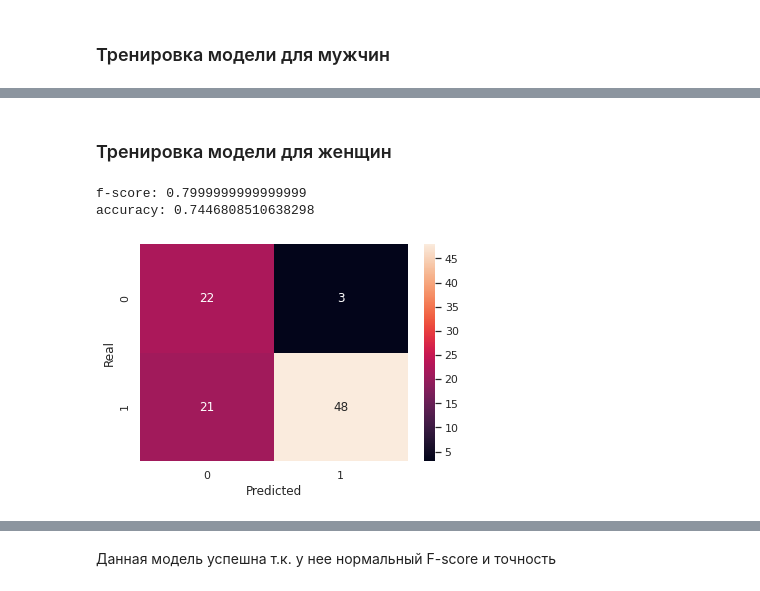
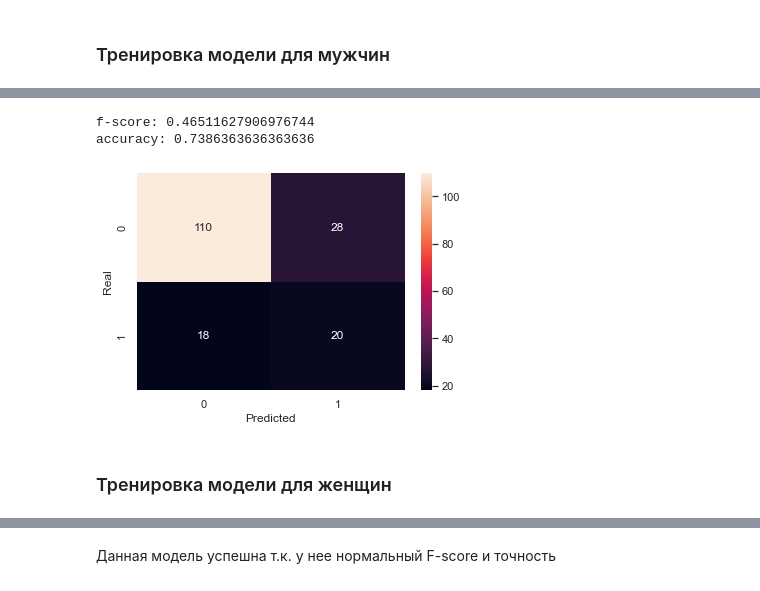
Before and after one commit to VsevolodKozlov-git/kaggle-titanic-competition, a Jupyter notebook: second_try.ipynb, the cells around one changed output, grey strips where cells are left out. Cells and saved outputs as stored; diff of their text form; code cells hidden in the pictures.

```diff
--- a/second_try.ipynb
+++ b/second_try.ipynb
@@ -413,14 +395,29 @@ df_women
+# %%
+def return_gender_df(df, gender):
+    one_gender_df = df[df['Sex'] == gender]
+    return one_gender_df.drop(labels=['Sex'], axis=1).reset_index(drop=True)
+# %%
+df_train, df_test =  reset_index(train_test_split(df_model, train_size=0.7))
+
+gender = 0
+female_train = return_gender_df(df_train, gender)
+female_test = return_gender_df(df_test, gender)
+
+
+gender = 1
+male_train = return_gender_df(df_train, gender)
+male_test = return_gender_df(df_test, gender)
 # %% [markdown]
 ### Параметры модели
 # %%
-grid_model = Pipeline([('data_transformer', MinMaxScaler()), ('estimator', LogisticRegression())])
+grid_model = Pipeline([('estimator', LogisticRegression())])
 grid_parameters = [
     {
         'estimator__fit_intercept': [False, True],
         'estimator__C': [0.001, 0.01, 0.4, 1, 2, 4, 8 ,10, 100],
         'estimator__class_weight': ['balanced']
     }]
-grid = GridSearchCV(grid_model, grid_parameters, cv=10, scoring='f1_micro')
+gender_estimator_grid = GridSearchCV(grid_model, grid_parameters, cv=10, scoring='f1_micro')
 # %%
 def confusion_matrix_and_f_score(X_test, y_test, estimator):
     pred = estimator.predict(X_test)
@@ -447,0 +432,3 @@ f-score: 0.43750000000000006
+# %%
+def return_X_y(df):
+    return  df.drop(labels=['Survived'], axis=1),  df['Survived']
@@ -448,15 +451,12 @@ f-score: 0.43750000000000006
+# %%
+gender_estimator_grid.fit(*return_X_y(male_train))
+estimator_male = gender_estimator_grid.best_estimator_
+confusion_matrix_and_f_score(*return_X_y(male_test), estimator=estimator_male)
+accuracy = gender_estimator_grid.score(*return_X_y(male_test))
+print(f'accuracy: {accuracy}')
+# %% [output]
+f-score: 0.46511627906976744
+accuracy: 0.7386363636363636
+[figure, added]
 # %% [markdown]
 ### Тренировка модели для женщин
-# %%
-X = df_women.drop(labels='Survived', axis=1)
-y = df_women['Survived']
-X_train, X_test, y_train, y_test = train_test_split(X, y, train_size=0.7)
-grid.fit(X_train, y_train)
-
-estimator_women = grid.best_estimator_
-confusion_matrix_and_f_score(X_test, y_test, estimator_women)
-print('accuracy:', grid.score(X_test, y_test))
-# %% [output]
-f-score: 0.7999999999999999
-accuracy: 0.7446808510638298
-[figure, removed]
```
Also changed, not shown: parts of 36 cells of this notebook.
